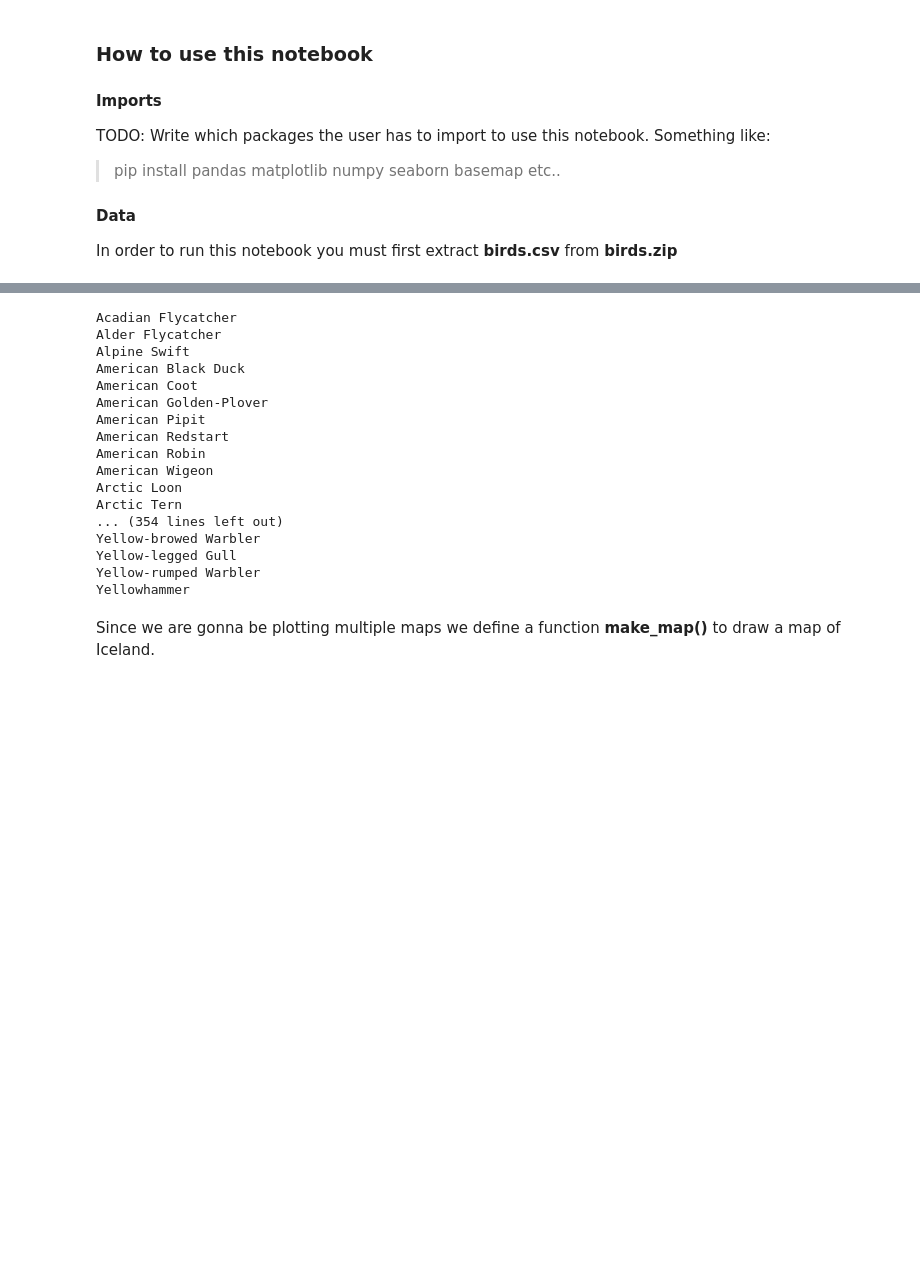
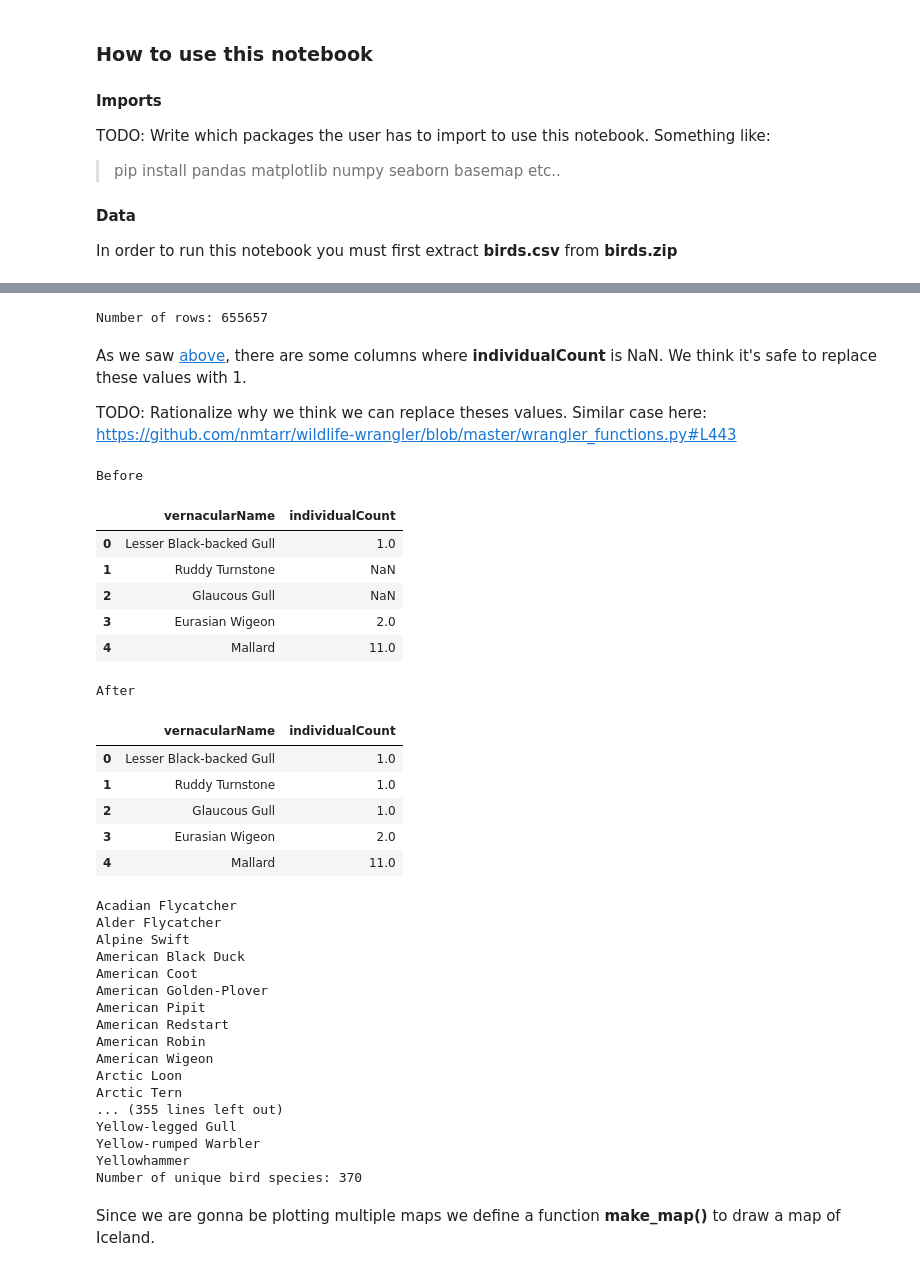
Before and after one commit to sveppalicious/Birds, a Jupyter notebook: Birds.ipynb, the cells around one changed output, grey strips where cells are left out. Drawn from its saved outputs; the diff is of its cells as text; code cells hidden in the pictures; blank space fills up the shorter version.

Commit message:
Added some markdown explanations and data cleanup

```diff
--- a/Birds.ipynb
+++ b/Birds.ipynb
@@ -32,6 +36,7 @@ sns.set_style("whitegrid")
 # %%
-birds = pd.read_csv("birds.csv")
-birds.head()
+birds = pd.read_csv("birds.csv", index_col=False)
+display(birds.head())
+print("Number of rows:", birds.shape[0])
 # %% [output]
 |  | vernacularName | verbatimScientificName | order | family | genus | specificEpithet | eventDate | year | ... |
 | 0 | Lesser Black-backed Gull | Larus fuscus | Charadriiformes | Laridae | Larus | fuscus | 2016-05-31T00:00:00 | 2016 | ... |
@@ -42,9 +65,41 @@ birds.head()
+# %%
+birds = birds.drop_duplicates()
+print("Number of rows:", birds.shape[0])
+# %% [output]
+Number of rows: 655657
+# %% [markdown]
+As we saw [above](#importing-data), there are some columns where **individualCount** is NaN. We think it's safe to replace these values with 1.
+
+TODO: Rationalize why we think we can replace theses values. Similar case here: https://github.com/nmtarr/wildlife-wrangler/blob/master/wrangler_functions.py#L443
+# %%
+print("Before")
+display(birds[["vernacularName","individualCount"]].head())
+birds["individualCount"] = birds["individualCount"].fillna(value=1)
+print("After")
+display(birds[["vernacularName","individualCount"]].head())
+# %% [output]
+Before
+|  | vernacularName | individualCount |
+| 0 | Lesser Black-backed Gull | 1.0 |
+| 1 | Ruddy Turnstone | NaN |
+| 2 | Glaucous Gull | NaN |
+| 3 | Eurasian Wigeon | 2.0 |
+| 4 | Mallard | 11.0 |
+After
+|  | vernacularName | individualCount |
+| 0 | Lesser Black-backed Gull | 1.0 |
+| 1 | Ruddy Turnstone | 1.0 |
+| 2 | Glaucous Gull | 1.0 |
+| 3 | Eurasian Wigeon | 2.0 |
+| 4 | Mallard | 11.0 |
 # %%
 # Unique bird species
 bird_names = birds["vernacularName"].unique().tolist()
 bird_names.sort()
 for name in bird_names:
     print(name)
+
+print("Number of unique bird species:", len(bird_names))
 # %% [output]
 Acadian Flycatcher
 Alder Flycatcher
@@ -58,11 +113,11 @@ American Robin
 American Wigeon
 Arctic Loon
 Arctic Tern
-... (354 lines left out)
-Yellow-browed Warbler
+... (355 lines left out)
 Yellow-legged Gull
 Yellow-rumped Warbler
 Yellowhammer
+Number of unique bird species: 370
 # %% [markdown]
 Since we are gonna be plotting multiple maps we define a function **make_map()** to draw a map of Iceland.
 # %%
```
Also changed, not shown: parts of 5 cells of this notebook, 1 other file.
